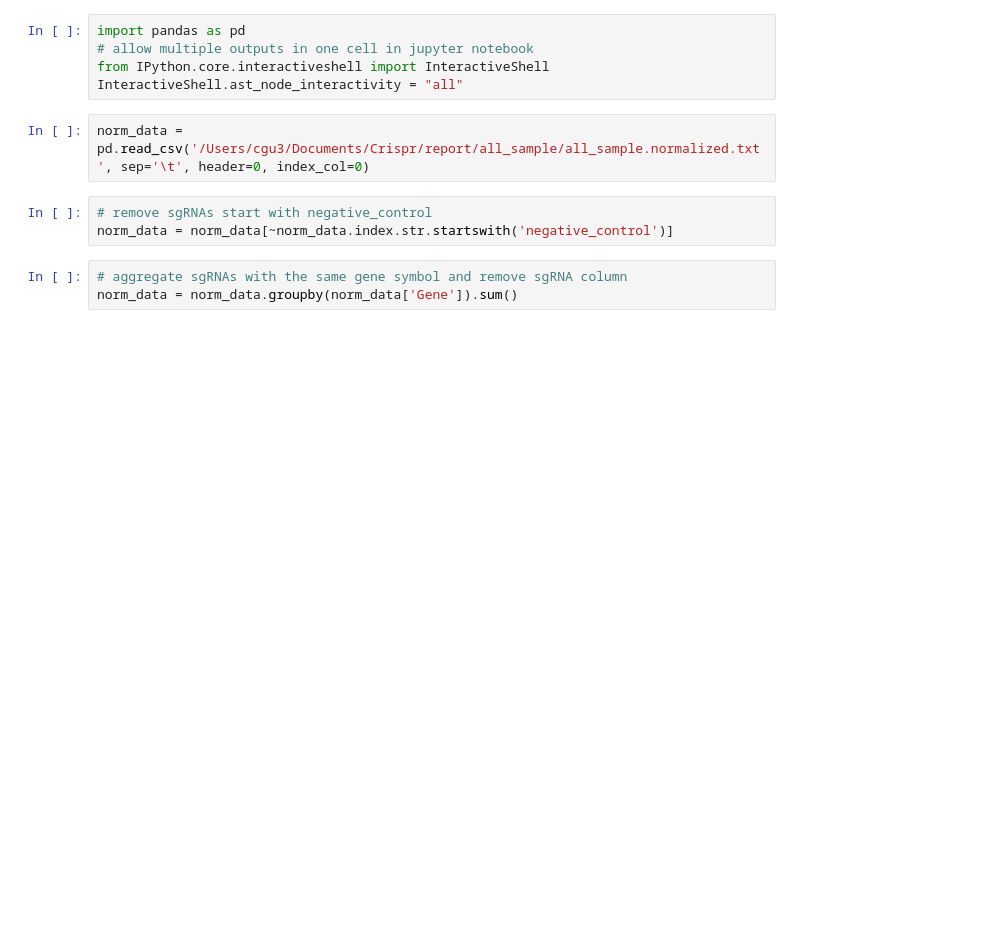
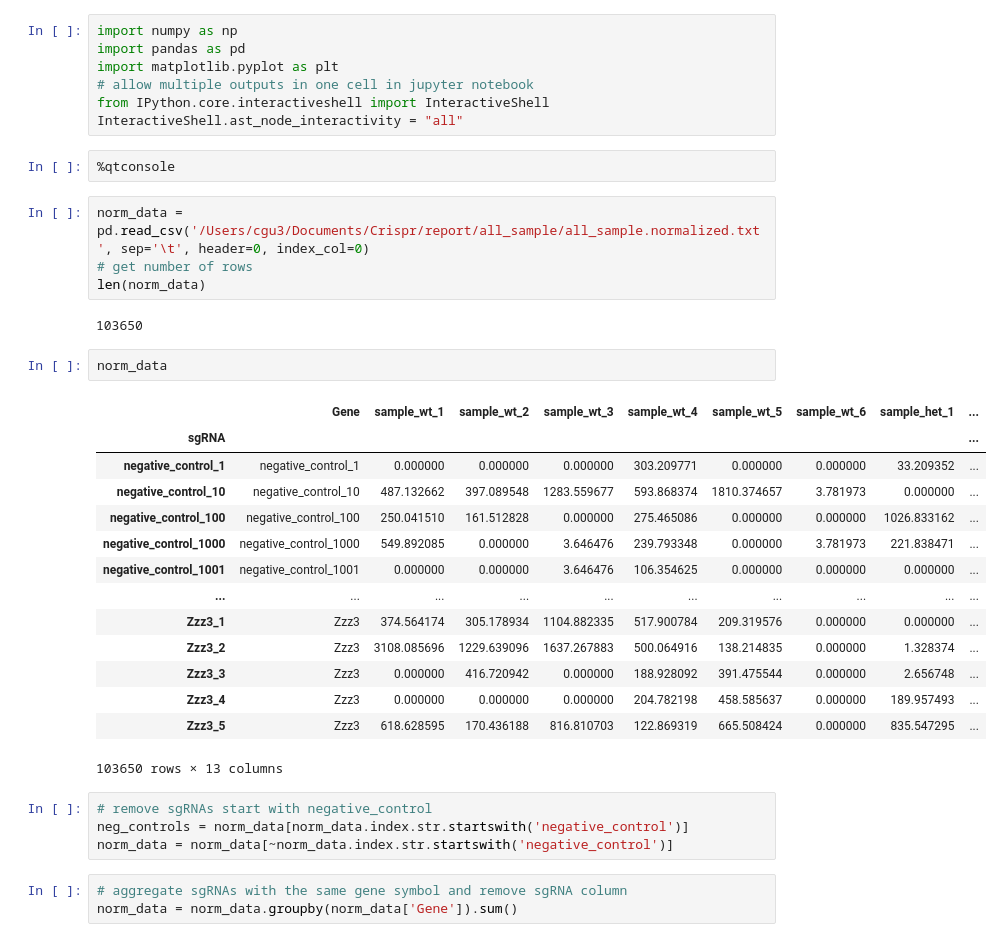
Before and after one commit to FDUguchunhui/crispr, a Jupyter notebook: notebook/analysis/exclusive_expression.ipynb, the cells around one changed output. Drawn from its saved outputs; the diff is of its cells as text; blank space fills up the shorter version.

```diff
--- a/notebook/analysis/exclusive_expression.ipynb
+++ b/notebook/analysis/exclusive_expression.ipynb
@@ -1,12 +1,38 @@
 # %%
+import numpy as np
 import pandas as pd
+import matplotlib.pyplot as plt
 # allow multiple outputs in one cell in jupyter notebook
 from IPython.core.interactiveshell import InteractiveShell
 InteractiveShell.ast_node_interactivity = "all"
+# %%
+%qtconsole
 # %%
 norm_data = pd.read_csv('/Users/cgu3/Documents/Crispr/report/all_sample/all_sample.normalized.txt', sep='\t', header=0, index_col=0)
+# get number of rows
+len(norm_data)
+# %% [output]
+103650
+# %%
+norm_data
+# %% [output]
+|  | Gene | sample_wt_1 | sample_wt_2 | sample_wt_3 | sample_wt_4 | sample_wt_5 | sample_wt_6 | sample_het_1 | ... |
+| sgRNA |  |  |  |  |  |  |  |  | ... |
+| negative_control_1 | negative_control_1 | 0.000000 | 0.000000 | 0.000000 | 303.209771 | 0.000000 | 0.000000 | 33.209352 | ... |
+| negative_control_10 | negative_control_10 | 487.132662 | 397.089548 | 1283.559677 | 593.868374 | 1810.374657 | 3.781973 | 0.000000 | ... |
+| negative_control_100 | negative_control_100 | 250.041510 | 161.512828 | 0.000000 | 275.465086 | 0.000000 | 0.000000 | 1026.833162 | ... |
+| negative_control_1000 | negative_control_1000 | 549.892085 | 0.000000 | 3.646476 | 239.793348 | 0.000000 | 3.781973 | 221.838471 | ... |
+| negative_control_1001 | negative_control_1001 | 0.000000 | 0.000000 | 3.646476 | 106.354625 | 0.000000 | 0.000000 | 0.000000 | ... |
+| ... | ... | ... | ... | ... | ... | ... | ... | ... | ... |
+| Zzz3_1 | Zzz3 | 374.564174 | 305.178934 | 1104.882335 | 517.900784 | 209.319576 | 0.000000 | 0.000000 | ... |
+| Zzz3_2 | Zzz3 | 3108.085696 | 1229.639096 | 1637.267883 | 500.064916 | 138.214835 | 0.000000 | 1.328374 | ... |
+| Zzz3_3 | Zzz3 | 0.000000 | 416.720942 | 0.000000 | 188.928092 | 391.475544 | 0.000000 | 2.656748 | ... |
+| Zzz3_4 | Zzz3 | 0.000000 | 0.000000 | 0.000000 | 204.782198 | 458.585637 | 0.000000 | 189.957493 | ... |
+| Zzz3_5 | Zzz3 | 618.628595 | 170.436188 | 816.810703 | 122.869319 | 665.508424 | 0.000000 | 835.547295 | ... |
+103650 rows × 13 columns
 # %%
 # remove sgRNAs start with negative_control
+neg_controls = norm_data[norm_data.index.str.startswith('negative_control')]
 norm_data = norm_data[~norm_data.index.str.startswith('negative_control')]
 # %%
 # aggregate sgRNAs with the same gene symbol and remove sgRNA column
```
Also changed, not shown: parts of 7 cells of this notebook.
